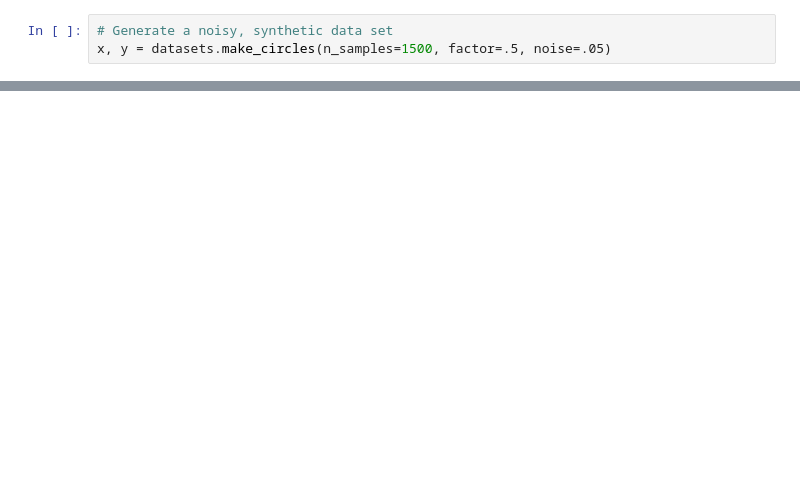
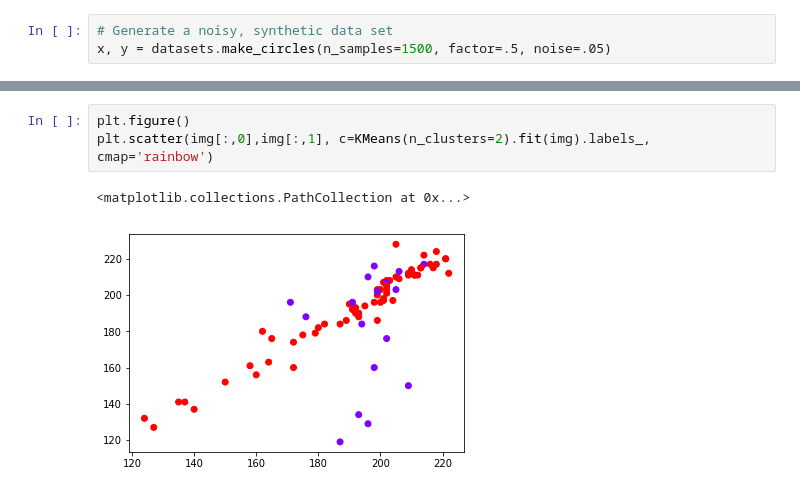
Before and after one commit to likarajo/PCA_Spectral_Clustering, a Jupyter notebook: sc.ipynb, the cells around one changed output, grey strips where cells are left out. Cells and saved outputs as stored; diff of their text form; blank space fills up the shorter version.

```diff
--- a/sc.ipynb
+++ b/sc.ipynb
@@ -48,0 +86,6 @@ error: OpenCV(3.4.1) /opt/conda/conda-bld/opencv-suite_1530774556719/work/module
+# %%
+plt.figure()
+plt.scatter(img[:,0],img[:,1], c=KMeans(n_clusters=2).fit(img).labels_, cmap='rainbow')
+# %% [output]
+<matplotlib.collections.PathCollection at 0x...>
+[figure, added]
```
Also changed, not shown: parts of 9 cells of this notebook, 1 other file.
